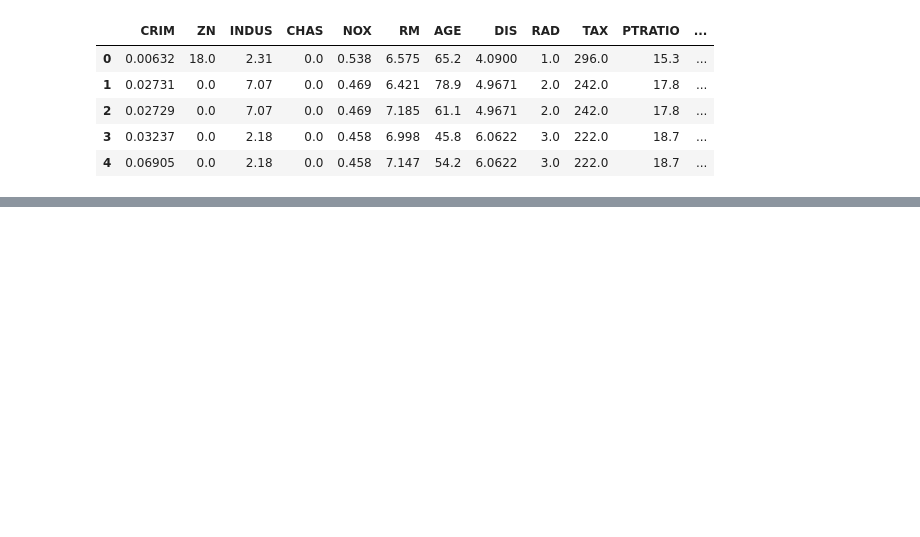
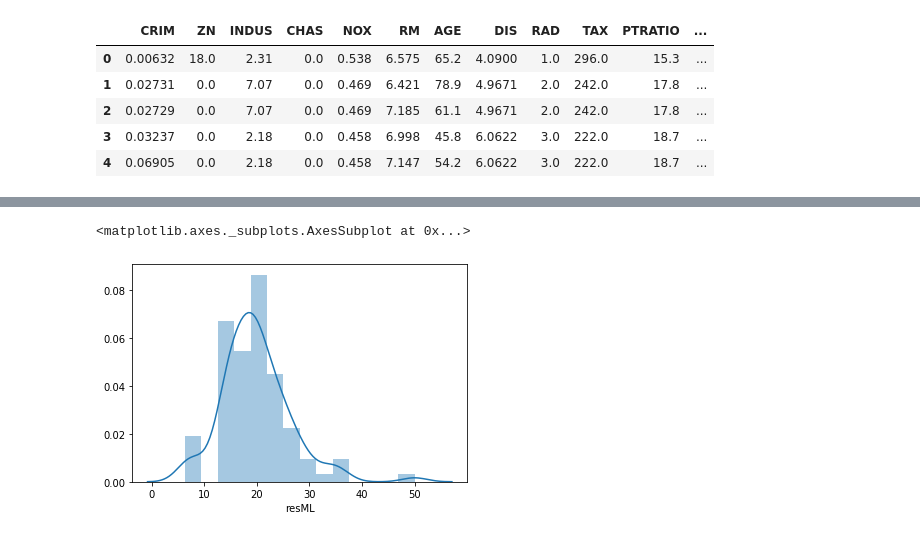
Before and after one commit to kennycolsh/Machine-Learning-Assessment-1, a Jupyter notebook: MacLearning-Ass1.ipynb, the cells around one changed output, grey strips where cells are left out. Cells and saved outputs as stored; diff of their text form; code cells hidden in the pictures; blank space fills up the shorter version.

```diff
--- a/MacLearning-Ass1.ipynb
+++ b/MacLearning-Ass1.ipynb
@@ -57,0 +136,4 @@ boston.head()
+# %%
+moreLess =['lesstoxic'] * 50 + ['moretoxic'] * 50
+resML =  np.concatenate([m , l])
+resML
@@ -57,0 +151,3 @@ boston.head()
+# %%
+df = pd.DataFrame({'moreLess':moreLess,'resML':resML})
+df
@@ -57,0 +194,5 @@ boston.head()
+# %%
+sns.distplot(df['resML'])
+# %% [output]
+<matplotlib.axes._subplots.AxesSubplot at 0x...>
+[figure, added]
```
Also changed, not shown: parts of 20 cells of this notebook, 1 other file.
